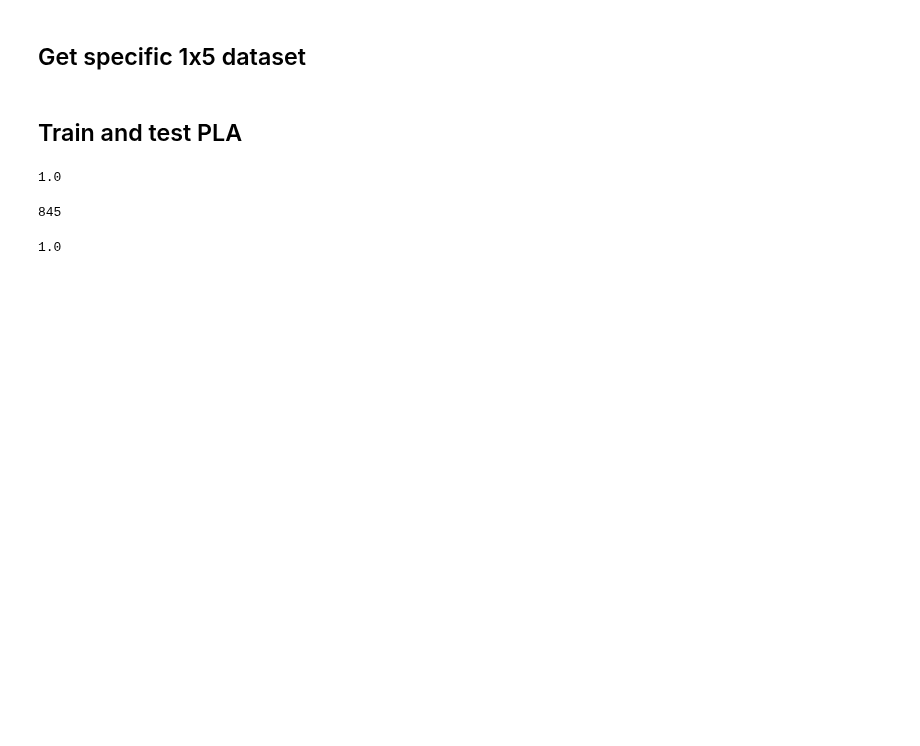
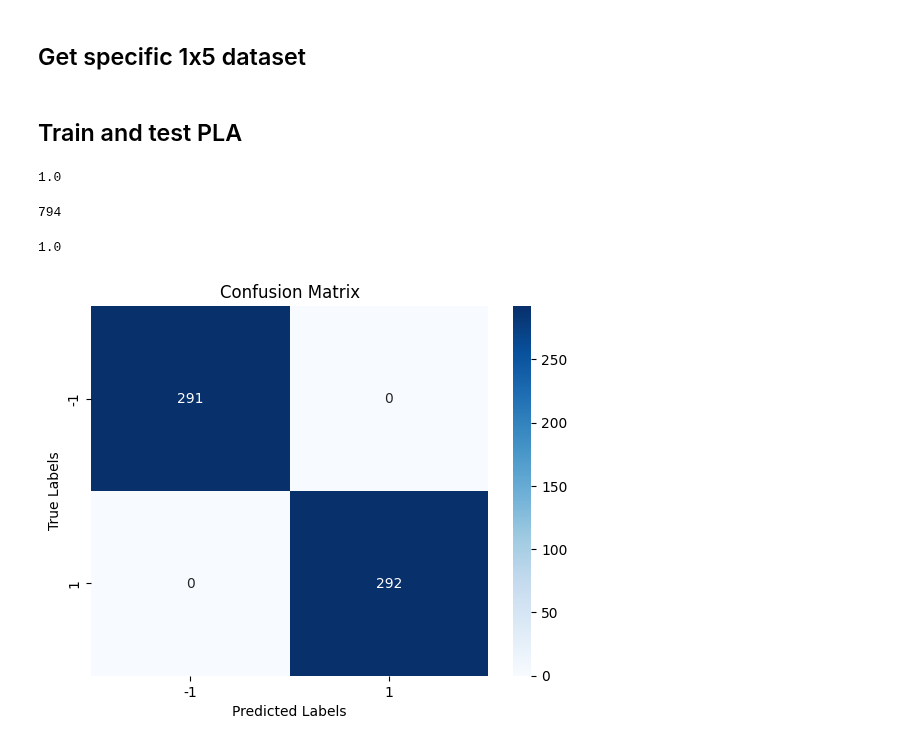
Before and after one commit to limafernando/ppgi-am, a Jupyter notebook: digits/1x5.ipynb, the cells around one changed output. Saved outputs shown, nothing was run; the diff lists cells and outputs as text; code cells hidden in the pictures; blank space fills up the shorter version.

```diff
--- a/digits/1x5.ipynb
+++ b/digits/1x5.ipynb
@@ -28,5 +29,5 @@ X_test_1x5, Y_test_1x5 = get_specific_split(X_test_redu, Y_test, 5, 1)
 ## Train and test PLA
 # %%
 pla_model = PLA()
-it, w, W = pla_model.train(X_train_1x5, Y_train_1x5, epochs=1000)
+it, w, W = pla_model.fit(X_train_1x5, Y_train_1x5, epochs=1000)
 # %%
@@ -37,12 +38,16 @@ compute_acc(Y_train_1x5, Y_pred)
 # %%
 it
 # %% [output]
-845
+794
 # %%
-Y_pred = pla_model.prediction(X_test_1x5, w)
+Y_pred = pla_model.predict(X_test_1x5, w)
 compute_acc(Y_test_1x5, Y_pred)
 # %% [output]
 1.0
+# %%
+confusion(Y_test_1x5, Y_pred)
+# %% [output]
+[figure, added]
 # %%
 # show_model_line(
 #     pd.DataFrame(X_train_1x5, columns=["intensity", "symmetry"]),
```
Also changed, not shown: parts of 9 cells of this notebook, 2 other files.
